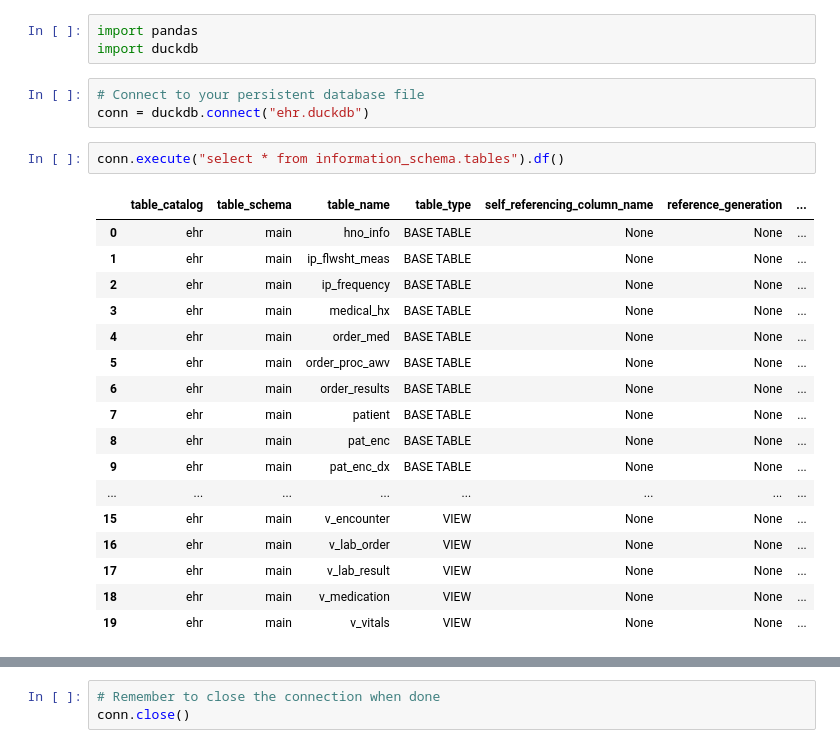
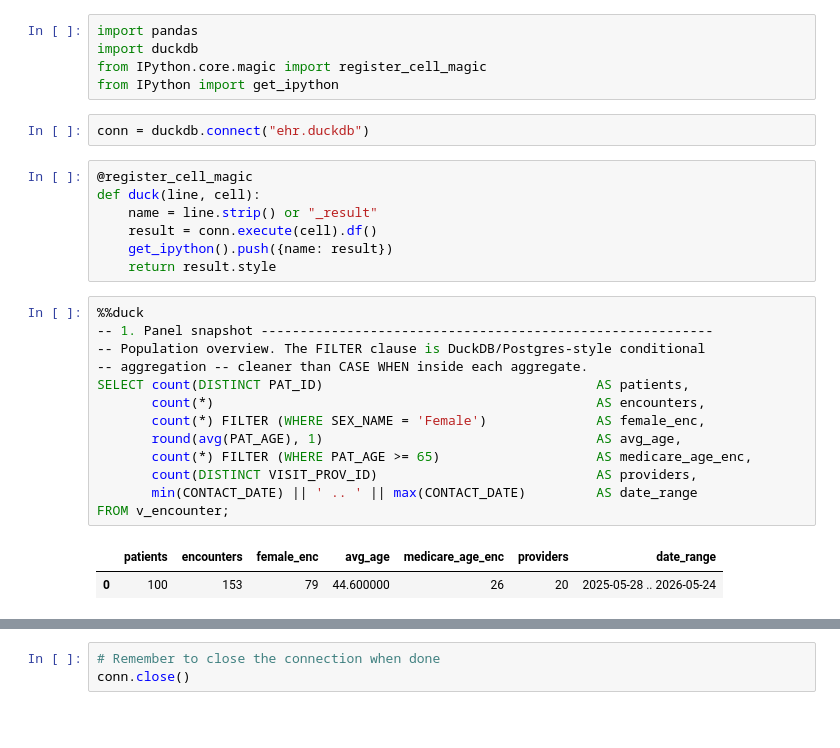
Before and after one commit to mcwalters/patient_review_demo, a Jupyter notebook: Explore.ipynb, the cells around one changed output, grey strips where cells are left out. Drawn from its saved outputs; the diff is of its cells as text; blank space fills up the shorter version.

```diff
--- a/Explore.ipynb
+++ b/Explore.ipynb
@@ -1,26 +1,30 @@
 # %%
 import pandas
 import duckdb
+from IPython.core.magic import register_cell_magic
+from IPython import get_ipython
 # %%
-# Connect to your persistent database file
 conn = duckdb.connect("ehr.duckdb")
+# %%
+@register_cell_magic
+def duck(line, cell):
+    name = line.strip() or "_result"
+    result = conn.execute(cell).df()
+    get_ipython().push({name: result})
+    return result.style
 # %%
-conn.execute("select * from information_schema.tables").df()
+%%duck
+-- 1. Panel snapshot ----------------------------------------------------------
+-- Population overview. The FILTER clause is DuckDB/Postgres-style conditional
+-- aggregation -- cleaner than CASE WHEN inside each aggregate.
+SELECT count(DISTINCT PAT_ID)                                   AS patients,
+       count(*)                                                 AS encounters,
+       count(*) FILTER (WHERE SEX_NAME = 'Female')              AS female_enc,
+       round(avg(PAT_AGE), 1)                                   AS avg_age,
+       count(*) FILTER (WHERE PAT_AGE >= 65)                    AS medicare_age_enc,
+       count(DISTINCT VISIT_PROV_ID)                            AS providers,
+       min(CONTACT_DATE) || ' .. ' || max(CONTACT_DATE)         AS date_range
+FROM v_encounter;
 # %% [output]
-|  | table_catalog | table_schema | table_name | table_type | self_referencing_column_name | reference_generation | ... |
-| 0 | ehr | main | hno_info | BASE TABLE | None | None | ... |
-| 1 | ehr | main | ip_flwsht_meas | BASE TABLE | None | None | ... |
-| 2 | ehr | main | ip_frequency | BASE TABLE | None | None | ... |
-| 3 | ehr | main | medical_hx | BASE TABLE | None | None | ... |
-| 4 | ehr | main | order_med | BASE TABLE | None | None | ... |
-| 5 | ehr | main | order_proc_awv | BASE TABLE | None | None | ... |
-| 6 | ehr | main | order_results | BASE TABLE | None | None | ... |
-| 7 | ehr | main | patient | BASE TABLE | None | None | ... |
-| 8 | ehr | main | pat_enc | BASE TABLE | None | None | ... |
-| 9 | ehr | main | pat_enc_dx | BASE TABLE | None | None | ... |
-| ... | ... | ... | ... | ... | ... | ... | ... |
-| 15 | ehr | main | v_encounter | VIEW | None | None | ... |
-| 16 | ehr | main | v_lab_order | VIEW | None | None | ... |
-| 17 | ehr | main | v_lab_result | VIEW | None | None | ... |
-| 18 | ehr | main | v_medication | VIEW | None | None | ... |
-| 19 | ehr | main | v_vitals | VIEW | None | None | ... |
+|  | patients | encounters | female_enc | avg_age | medicare_age_enc | providers | date_range |
+| 0 | 100 | 153 | 79 | 44.600000 | 26 | 20 | 2025-05-28 .. 2026-05-24 |
```
Also changed, not shown: parts of 12 cells of this notebook.
